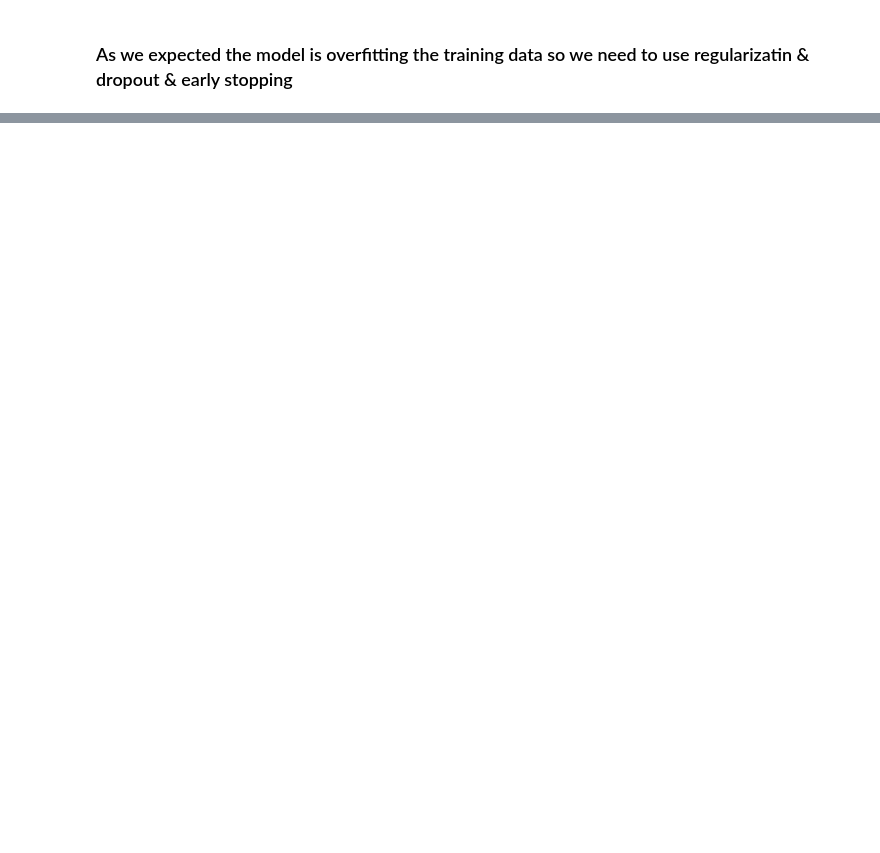
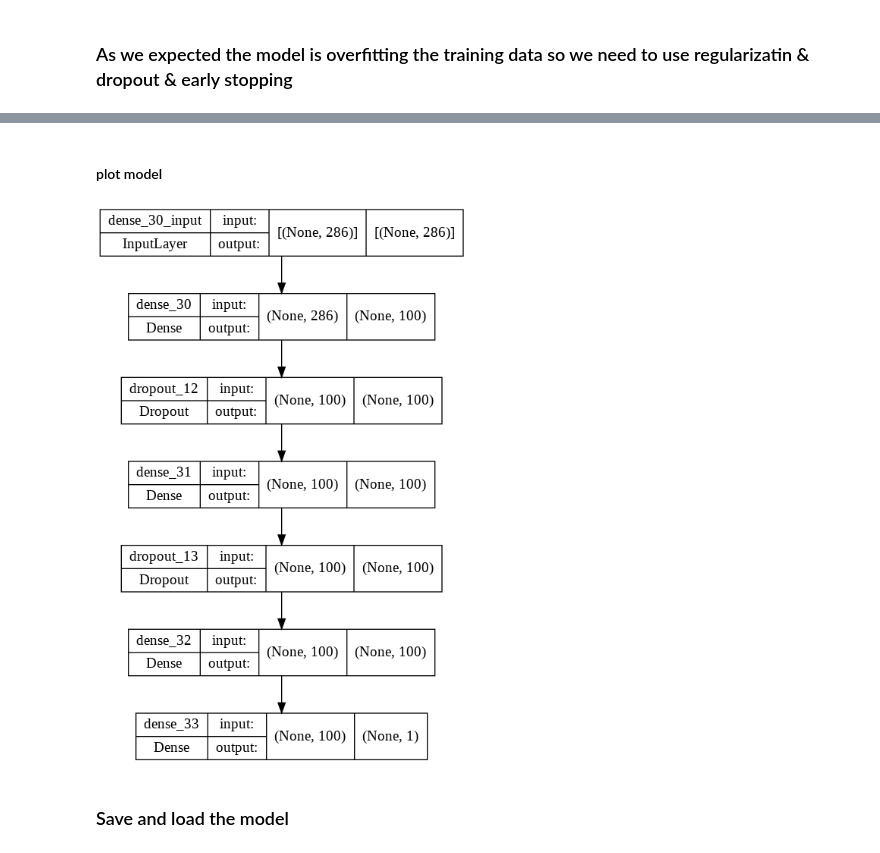
Before and after one commit to AmirGhnbr/House_Price_Pred_Tensorflow, a Jupyter notebook: House_Price_Pred_Tensorflow.ipynb, the cells around one changed output, grey strips where cells are left out. Drawn from its saved outputs; the diff is of its cells as text; code cells hidden in the pictures; blank space fills up the shorter version.

```diff
--- a/House_Price_Pred_Tensorflow.ipynb
+++ b/House_Price_Pred_Tensorflow.ipynb
@@ -312,0 +313,8 @@ model_3.evaluate(X_test , y_test)
+# %% [markdown]
+#### plot model
+# %%
+tf.keras.utils.plot_model(model_3, show_shapes=True)
+# %% [output]
+[figure, added]
+# %% [markdown]
+### Save and load the model
```
Also changed, not shown: parts of 17 cells of this notebook.
